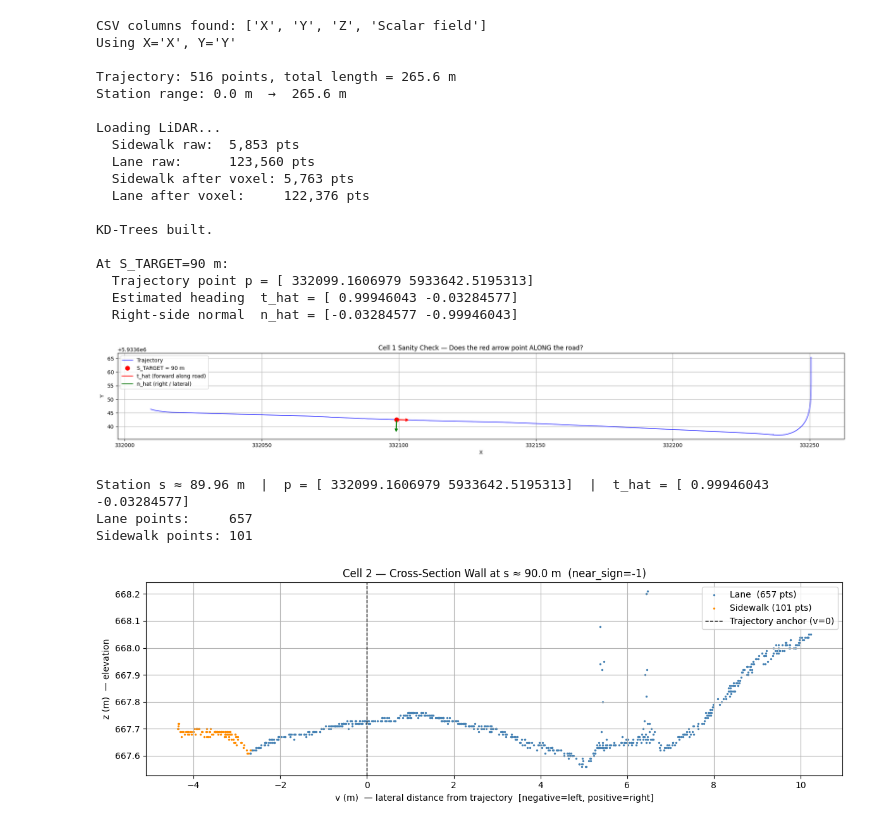
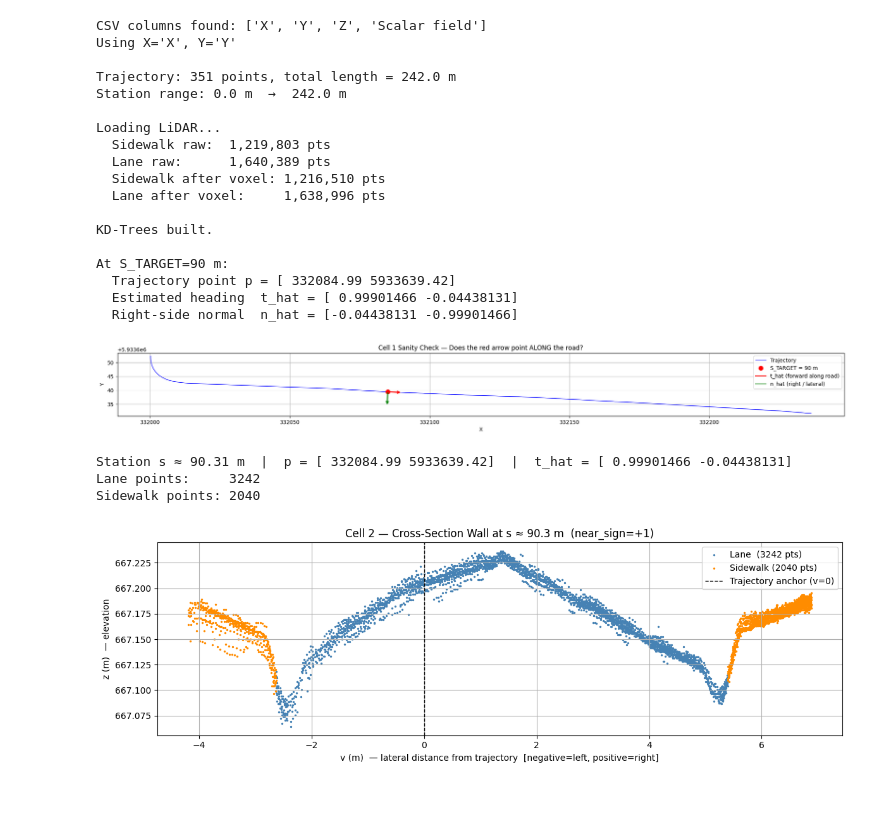
Before and after one commit to SidMcStarter/ramp-detection, a Jupyter notebook: updated_ramp_det.ipynb, the cells around one changed output. Drawn from its saved outputs; the diff is of its cells as text; code cells hidden in the pictures; blank space fills up the shorter version.

```diff
--- a/updated_ramp_det.ipynb
+++ b/updated_ramp_det.ipynb
@@ -26,9 +26,9 @@ import matplotlib.pyplot as plt
 # ─────────────────────────────────────────
 # FILE PATHS  ← edit these
 # ─────────────────────────────────────────
-SIDEWALK_LAS = r"C:\Users\jianjing\Desktop\Fiseha\Ramp_Detection\03\sidewalk.las"
-LANE_LAS     = r"C:\Users\jianjing\Desktop\Fiseha\Ramp_Detection\03\lane2.las"
-TRAJ_CSV     = r"C:\Users\jianjing\Desktop\Fiseha\Ramp_Detection\03\20250506_R01_506_Trg.csv"
+SIDEWALK_LAS = r"C:\Users\jianjing\Desktop\Fiseha\Ramp_Detection\11\segments\part1\Sidewalk.las"
+LANE_LAS = r"C:\Users\jianjing\Desktop\Fiseha\Ramp_Detection\11\segments\part1\Lane.las"
+TRAJ_CSV = r"C:\Users\jianjing\Desktop\Fiseha\Ramp_Detection\11\segments\part1\traj.csv"
 
 # ─────────────────────────────────────────
 # PARAMETERS
@@ -268,43 +268,43 @@ if t_check is not None:
         xytext= p_check,
         arrowprops=dict(arrowstyle="->", color="red", lw=2)
     )
     ax.annotate(
         "",
         xy    = p_check + n_check * arrow_scale,
         xytext= p_check,
         arrowprops=dict(arrowstyle="->", color="green", lw=2)
     )
     ax.plot([], [], "r-",  label="t_hat (forward along road)")
     ax.plot([], [], "g-",  label="n_hat (right / lateral)")
 
 ax.set_aspect("equal")
 ax.legend()
 ax.set_title("Cell 1 Sanity Check — Does the red arrow point ALONG the road?")
 ax.set_xlabel(xcol)
 ax.set_ylabel(ycol)
 ax.grid(True)
 plt.tight_layout()
 plt.show()
 # %% [output]
 CSV columns found: ['X', 'Y', 'Z', 'Scalar field']
 Using X='X', Y='Y'
 
-Trajectory: 516 points, total length = 265.6 m
-Station range: 0.0 m  →  265.6 m
+Trajectory: 351 points, total length = 242.0 m
+Station range: 0.0 m  →  242.0 m
 
 Loading LiDAR...
-  Sidewalk raw:  5,853 pts
-  Lane raw:      123,560 pts
-  Sidewalk after voxel: 5,763 pts
-  Lane after voxel:     122,376 pts
+  Sidewalk raw:  1,219,803 pts
+  Lane raw:      1,640,389 pts
+  Sidewalk after voxel: 1,216,510 pts
+  Lane after voxel:     1,638,996 pts
 
 KD-Trees built.
 
 At S_TARGET=90 m:
-  Trajectory point p = [ 332099.1606979 5933642.5195313]
-  Estimated heading  t_hat = [ 0.99946043 -0.03284577]
-  Right-side normal  n_hat = [-0.03284577 -0.99946043]
+  Trajectory point p = [ 332084.99 5933639.42]
+  Estimated heading  t_hat = [ 0.99901466 -0.04438131]
+  Right-side normal  n_hat = [-0.04438131 -0.99901466]
-[figure, old version]
+[figure, new version]
 # %%
 # ============================================================
 # CELL 2 — Single Cross-Section Extraction & Visual Check
@@ -466,10 +466,10 @@ ax.grid(True)
 plt.tight_layout()
 plt.show()
 # %% [output]
-Station s ≈ 89.96 m  |  p = [ 332099.1606979 5933642.5195313]  |  t_hat = [ 0.99946043 -0.03284577]
-Lane points:     657
-Sidewalk points: 101
+Station s ≈ 90.31 m  |  p = [ 332084.99 5933639.42]  |  t_hat = [ 0.99901466 -0.04438131]
+Lane points:     3242
+Sidewalk points: 2040
-[figure, old version]
+[figure, new version]
 # %%
 # ============================================================
 # CELL 3 — Full Corridor Loop  (builds `results`)
```
Also changed, not shown: parts of 4 cells of this notebook.
